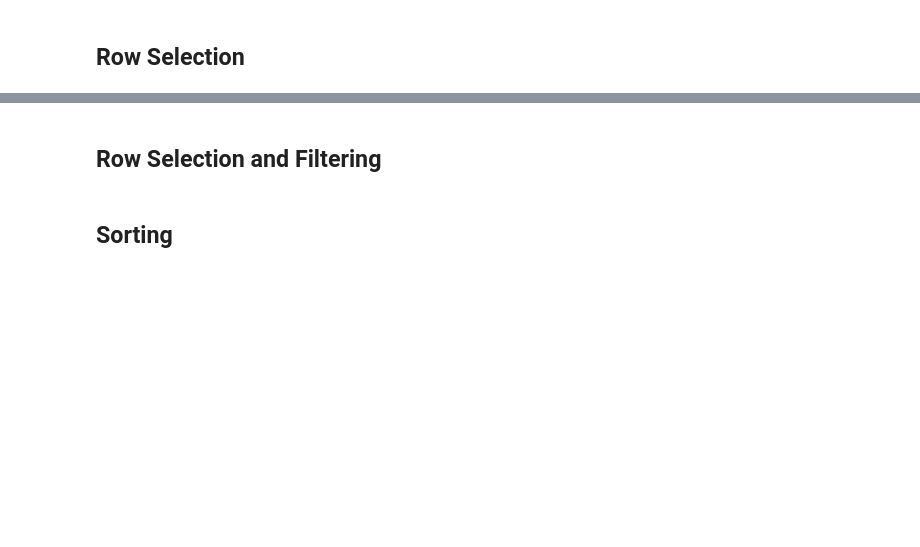
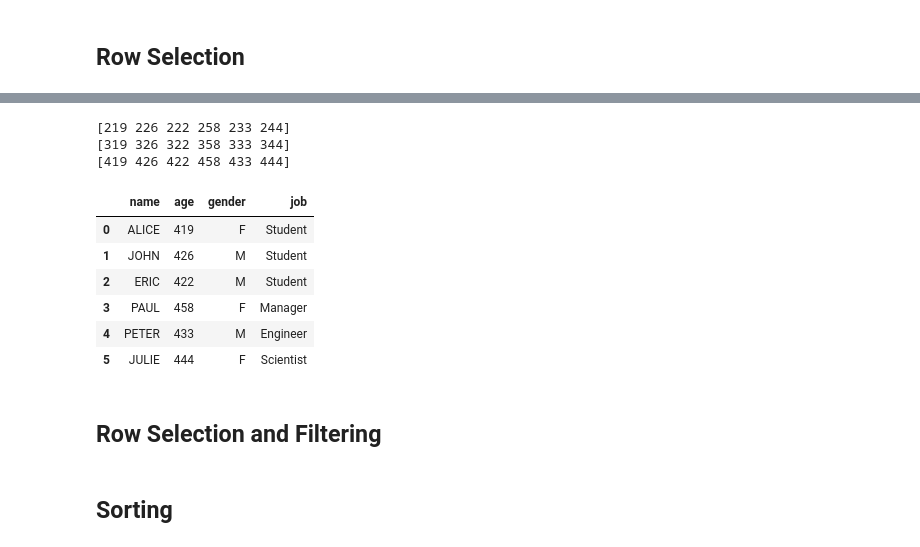
Before and after one commit to toarnabtrainer/AEC_ML_Batch_2_August_2026, a Jupyter notebook: Pandas.ipynb, the cells around one changed output, grey strips where cells are left out. Saved outputs shown, nothing was run; the diff lists cells and outputs as text; code cells hidden in the pictures; blank space fills up the shorter version.

```diff
--- a/Pandas.ipynb
+++ b/Pandas.ipynb
@@ -487,0 +624,3 @@ users.describe(include = 'all').transpose()
+# %%
+df = users.copy()
+display(df)
@@ -488,3 +635,25 @@ users.describe(include = 'all').transpose()
+# %%
+print(df.age.to_numpy())
+df.age += 100
+print(df.age.to_numpy())
+df.iloc[:, 1] += 100
+print(df.age.to_numpy())
+df.name = df.name.str.upper()
+df.job = df.job.str.title()
+# %% [output]
+[219 226 222 258 233 244]
+[319 326 322 358 333 344]
+[419 426 422 458 433 444]
+# %%
+display(df)
+# %% [output]
+|  | name | age | gender | job |
+| 0 | ALICE | 419 | F | Student |
+| 1 | JOHN | 426 | M | Student |
+| 2 | ERIC | 422 | M | Student |
+| 3 | PAUL | 458 | F | Manager |
+| 4 | PETER | 433 | M | Engineer |
+| 5 | JULIE | 444 | F | Scientist |
 # %% [markdown]
 ## **Row Selection and Filtering**
 # %% [markdown]
```
Also changed, not shown: parts of 12 cells of this notebook.
